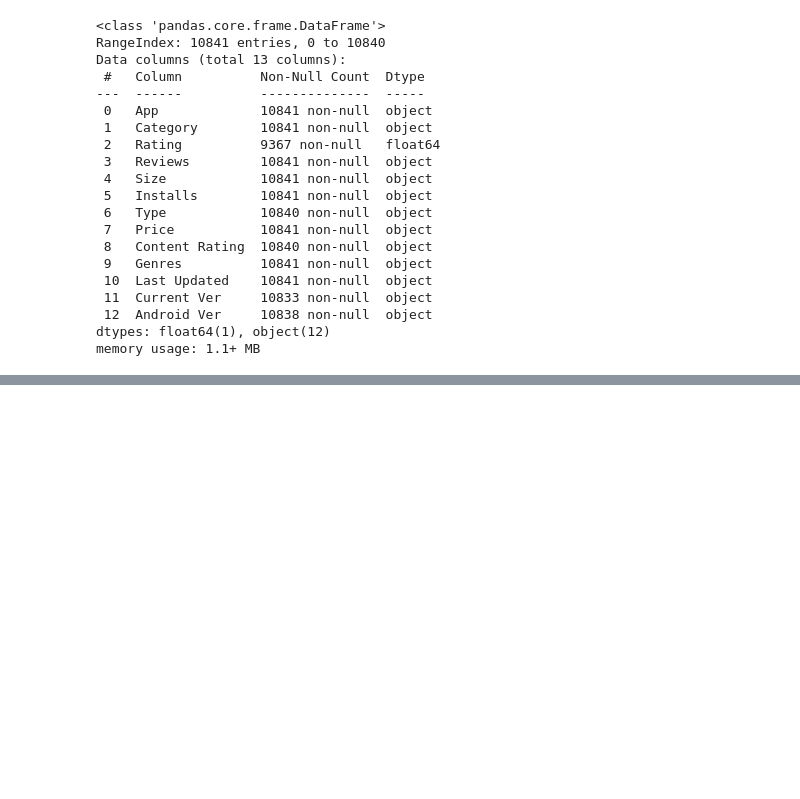
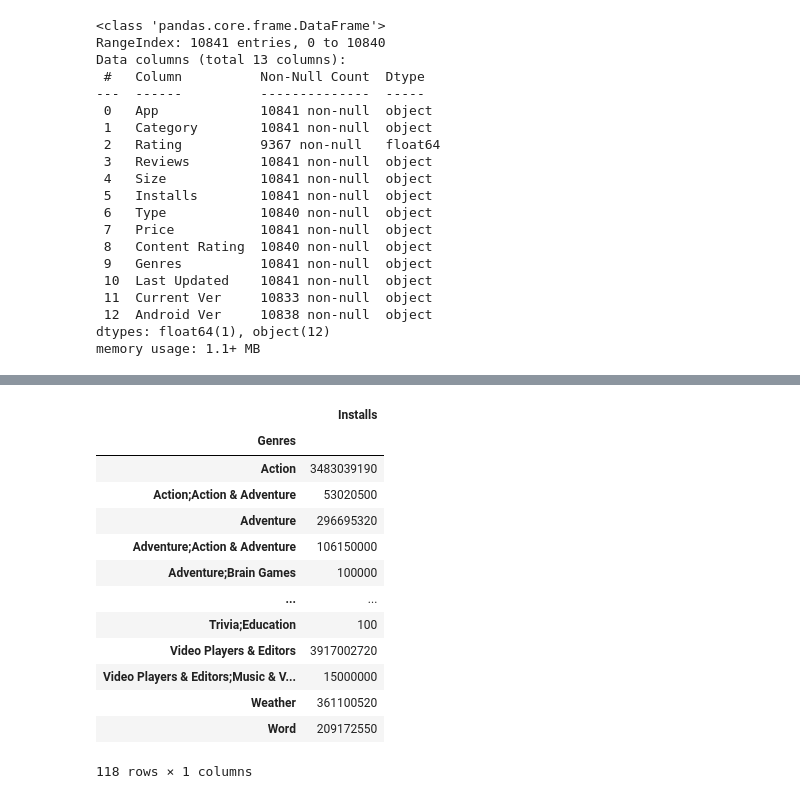
Before and after one commit to HariTarz/Play-Store-App-Review-Analysis, a Jupyter notebook: Play_Store_App_Review_Analysis_Capstone_Project.ipynb, the cells around one changed output, grey strips where cells are left out. Cells and saved outputs as stored; diff of their text form; code cells hidden in the pictures; blank space fills up the shorter version.

```diff
--- a/Play_Store_App_Review_Analysis_Capstone_Project.ipynb
+++ b/Play_Store_App_Review_Analysis_Capstone_Project.ipynb
@@ -114,0 +225,17 @@ memory usage: 2.5+ MB
+# %%
+genres_installs
+# %% [output]
+|  | Installs |
+| Genres |  |
+| Action | 3483039190 |
+| Action;Action & Adventure | 53020500 |
+| Adventure | 296695320 |
+| Adventure;Action & Adventure | 106150000 |
+| Adventure;Brain Games | 100000 |
+| ... | ... |
+| Trivia;Education | 100 |
+| Video Players & Editors | 3917002720 |
+| Video Players & Editors;Music & V... | 15000000 |
+| Weather | 361100520 |
+| Word | 209172550 |
+118 rows × 1 columns
```
Also changed, not shown: parts of 25 cells of this notebook.
